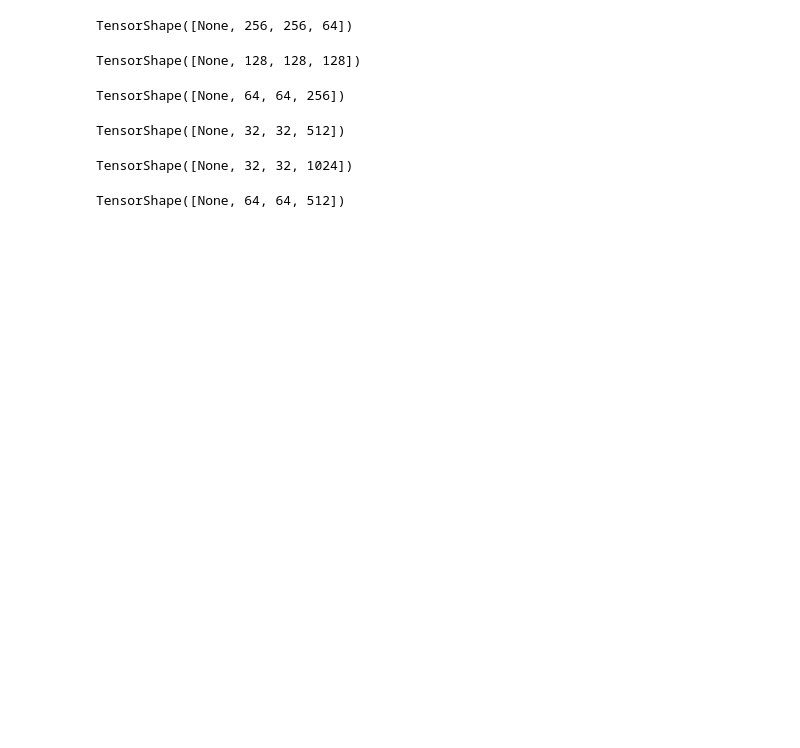
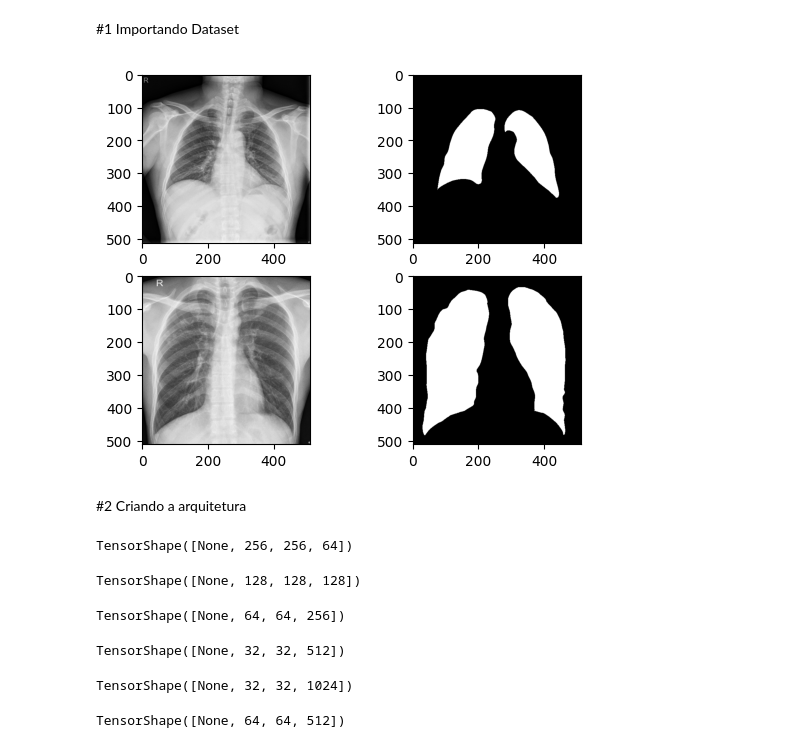
Before and after one commit to Arthur-Nascimento/tcc_files, a Jupyter notebook: unet/unet.ipynb, the cells around one changed output. Drawn from its saved outputs; the diff is of its cells as text; code cells hidden in the pictures; blank space fills up the shorter version.

```diff
--- a/unet/unet.ipynb
+++ b/unet/unet.ipynb
@@ -4 +7,3 @@ from tensorflow.keras.models import Model
 import tensorflow as tf
+# %% [markdown]
+#1 Importando Dataset
@@ -4,0 +61,12 @@ import tensorflow as tf
+# %%
+%matplotlib inline
+from matplotlib import pyplot as plt
+f, axarr = plt.subplots(2,2)
+axarr[0,0].imshow(X[1], cmap = 'gray')
+axarr[0,1].imshow(y[1,:,:], cmap = 'gray')
+axarr[1,0].imshow(X_val[1], cmap = 'gray')
+axarr[1,1].imshow(y_val[1,:,:], cmap = 'gray')
+
+plt.show()
+# %% [output]
+[figure, added]
@@ -4,0 +76,2 @@ import tensorflow as tf
+# %% [markdown]
+#2 Criando a arquitetura
```
Also changed, not shown: parts of 24 cells of this notebook, 1 other file.
